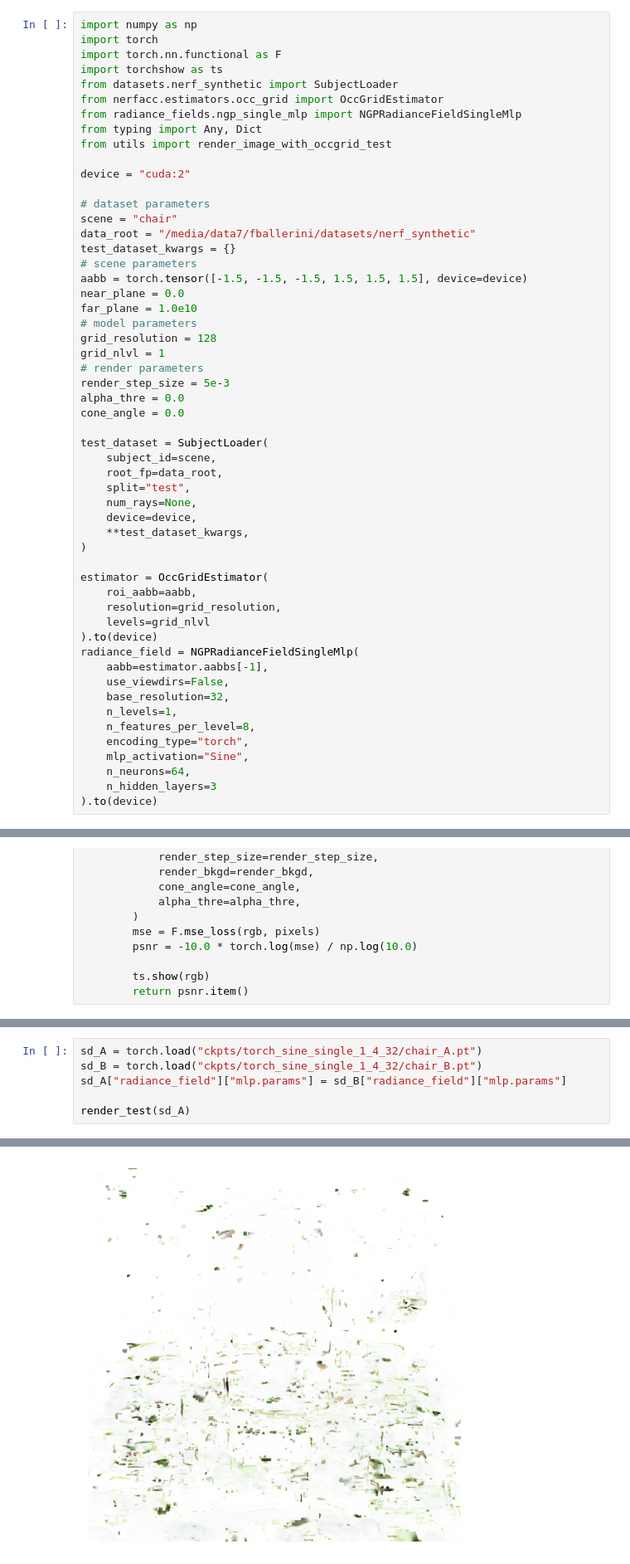
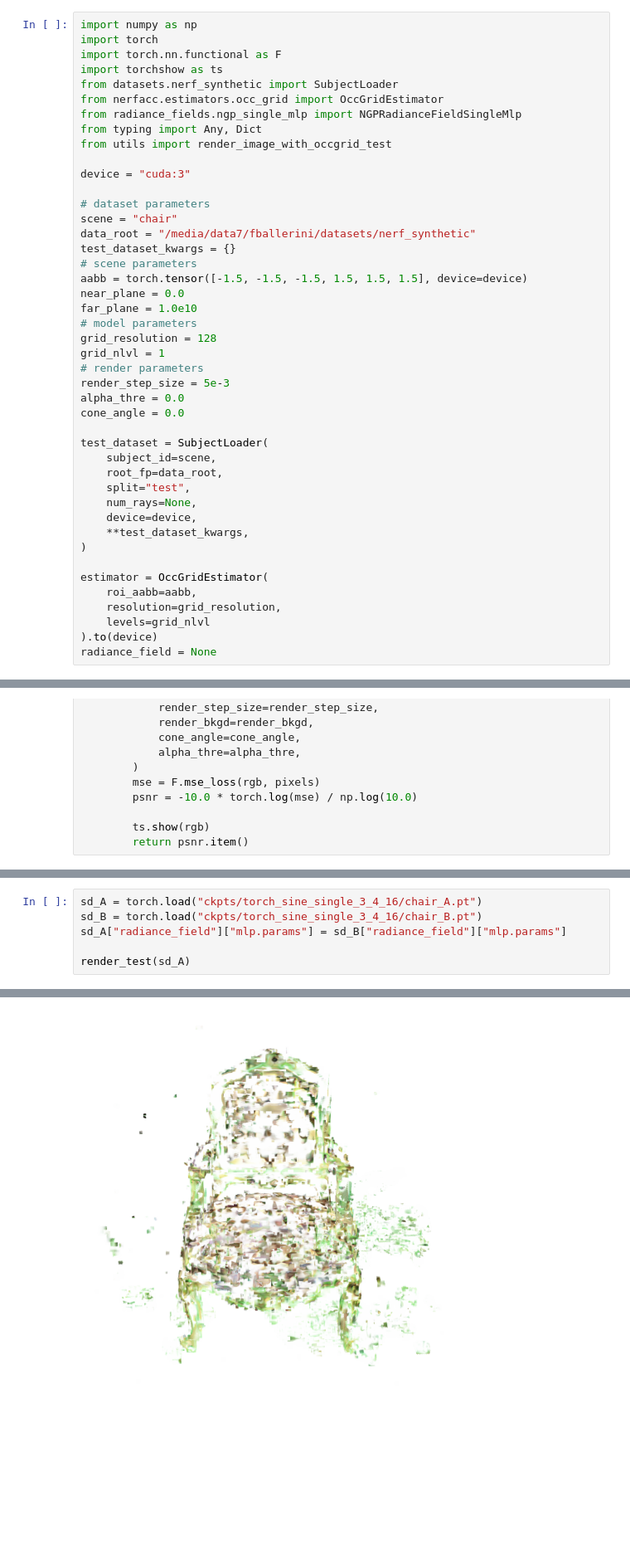
Before and after one commit to frallebini/nerfacc, a Jupyter notebook: examples/show_perm_vox.ipynb, the cells around one changed output, grey strips where cells are left out. Shown at 83% size. Saved outputs shown, nothing was run; the diff lists cells and outputs as text; blank space fills up the shorter version.

```diff
--- a/examples/show_perm_vox.ipynb
+++ b/examples/show_perm_vox.ipynb
@@ -9,7 +9,7 @@ from radiance_fields.ngp_single_mlp import NGPRadianceFieldSingleMlp
 from typing import Any, Dict
 from utils import render_image_with_occgrid_test
 
-device = "cuda:2"
+device = "cuda:3"
 
 # dataset parameters
 scene = "chair"
@@ -41,17 +41,7 @@ estimator = OccGridEstimator(
     resolution=grid_resolution,
     levels=grid_nlvl
 ).to(device)
-radiance_field = NGPRadianceFieldSingleMlp(
-    aabb=estimator.aabbs[-1],
-    use_viewdirs=False,
-    base_resolution=32,
-    n_levels=1,
-    n_features_per_level=8,
-    encoding_type="torch",
-    mlp_activation="Sine",
-    n_neurons=64,
-    n_hidden_layers=3
-).to(device)
+radiance_field = None
 # %%
 def render_test(state_dict: Dict[str, Any], index: int = 50) -> float:
     estimator.load_state_dict(state_dict["estimator"])
@@ -145,6 +200,6 @@ render_test(sd_A)
 # %%
-sd_A = torch.load("ckpts/torch_sine_single_1_4_32/chair_A.pt")
-sd_B = torch.load("ckpts/torch_sine_single_1_4_32/chair_B.pt")
+sd_A = torch.load("ckpts/torch_sine_single_3_4_16/chair_A.pt")
+sd_B = torch.load("ckpts/torch_sine_single_3_4_16/chair_B.pt")
 sd_A["radiance_field"]["mlp.params"] = sd_B["radiance_field"]["mlp.params"]
 
 render_test(sd_A)
@@ -153,2 +208,2 @@ render_test(sd_A)
-[figure, old version]
+[figure, new version]
 # %% [markdown]
```
Also changed, not shown: parts of 51 cells of this notebook, 8 other files.
